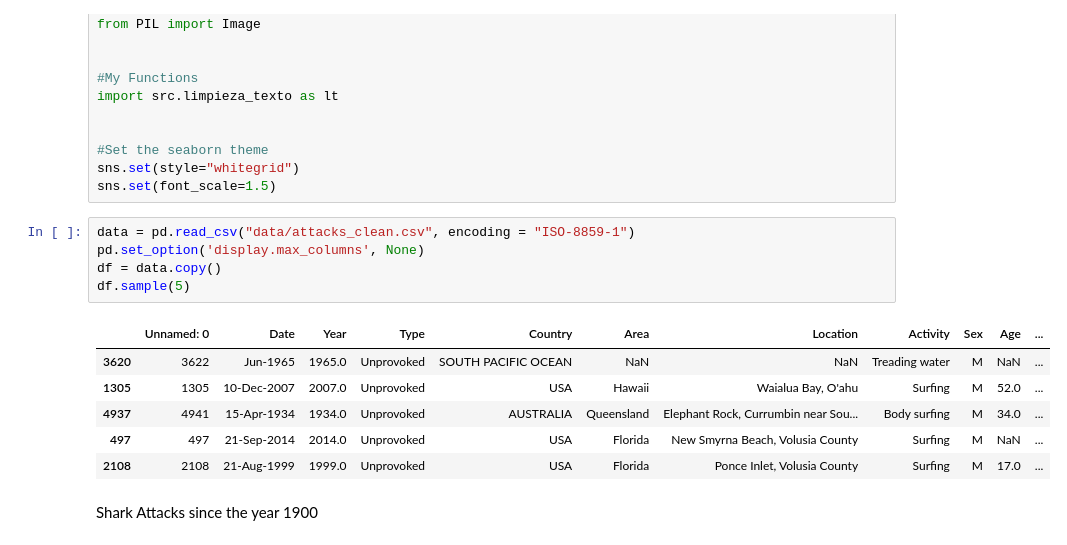
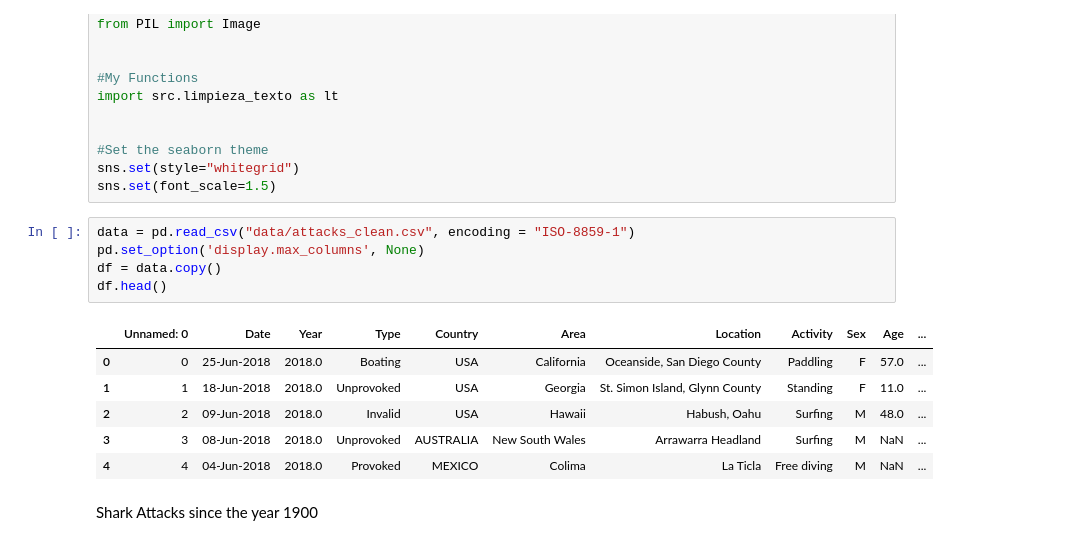
Before and after one commit to FranLeston/shark_attack_data_analysis, a Jupyter notebook: charts.ipynb, the cells around one changed output. Drawn from its saved outputs; the diff is of its cells as text.

```diff
--- a/charts.ipynb
+++ b/charts.ipynb
@@ -18,15 +18,15 @@ sns.set(font_scale=1.5)
 # %%
 data = pd.read_csv("data/attacks_clean.csv", encoding = "ISO-8859-1")
 pd.set_option('display.max_columns', None)
 df = data.copy()
-df.sample(5)
+df.head()
 # %% [output]
 |  | Unnamed: 0 | Date | Year | Type | Country | Area | Location | Activity | Sex | Age | ... |
-| 3620 | 3622 | Jun-1965 | 1965.0 | Unprovoked | SOUTH PACIFIC OCEAN | NaN | NaN | Treading water | M | NaN | ... |
-| 1305 | 1305 | 10-Dec-2007 | 2007.0 | Unprovoked | USA | Hawaii | Waialua Bay, O'ahu | Surfing | M | 52.0 | ... |
-| 4937 | 4941 | 15-Apr-1934 | 1934.0 | Unprovoked | AUSTRALIA | Queensland | Elephant Rock, Currumbin near Sou... | Body surfing | M | 34.0 | ... |
-| 497 | 497 | 21-Sep-2014 | 2014.0 | Unprovoked | USA | Florida | New Smyrna Beach, Volusia County | Surfing | M | NaN | ... |
-| 2108 | 2108 | 21-Aug-1999 | 1999.0 | Unprovoked | USA | Florida | Ponce Inlet, Volusia County | Surfing | M | 17.0 | ... |
+| 0 | 0 | 25-Jun-2018 | 2018.0 | Boating | USA | California | Oceanside, San Diego County | Paddling | F | 57.0 | ... |
+| 1 | 1 | 18-Jun-2018 | 2018.0 | Unprovoked | USA | Georgia | St. Simon Island, Glynn County | Standing | F | 11.0 | ... |
+| 2 | 2 | 09-Jun-2018 | 2018.0 | Invalid | USA | Hawaii | Habush, Oahu | Surfing | M | 48.0 | ... |
+| 3 | 3 | 08-Jun-2018 | 2018.0 | Unprovoked | AUSTRALIA | New South Wales | Arrawarra Headland | Surfing | M | NaN | ... |
+| 4 | 4 | 04-Jun-2018 | 2018.0 | Provoked | MEXICO | Colima | La Ticla | Free diving | M | NaN | ... |
 # %% [markdown]
 Shark Attacks since the year 1900
 # %%
```
Also changed, not shown: parts of 2 cells of this notebook, 8 other files.
